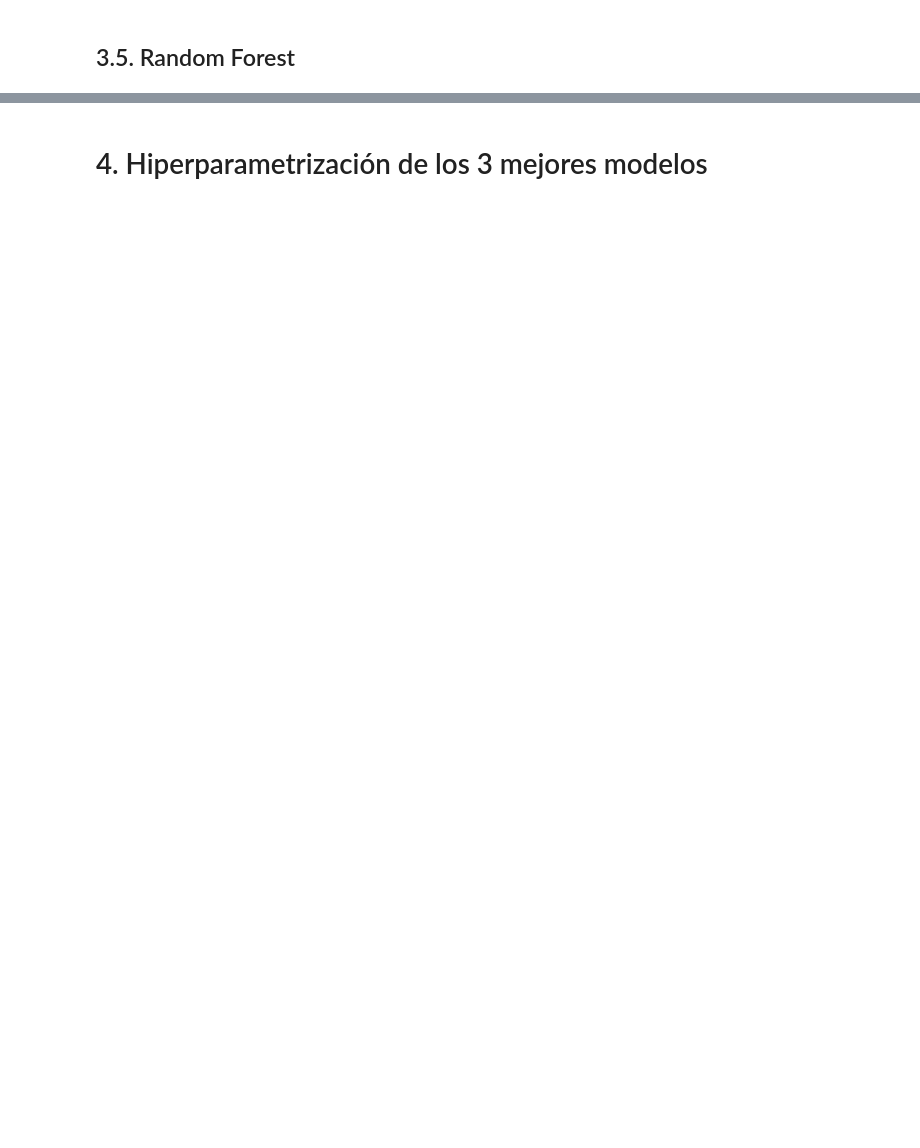
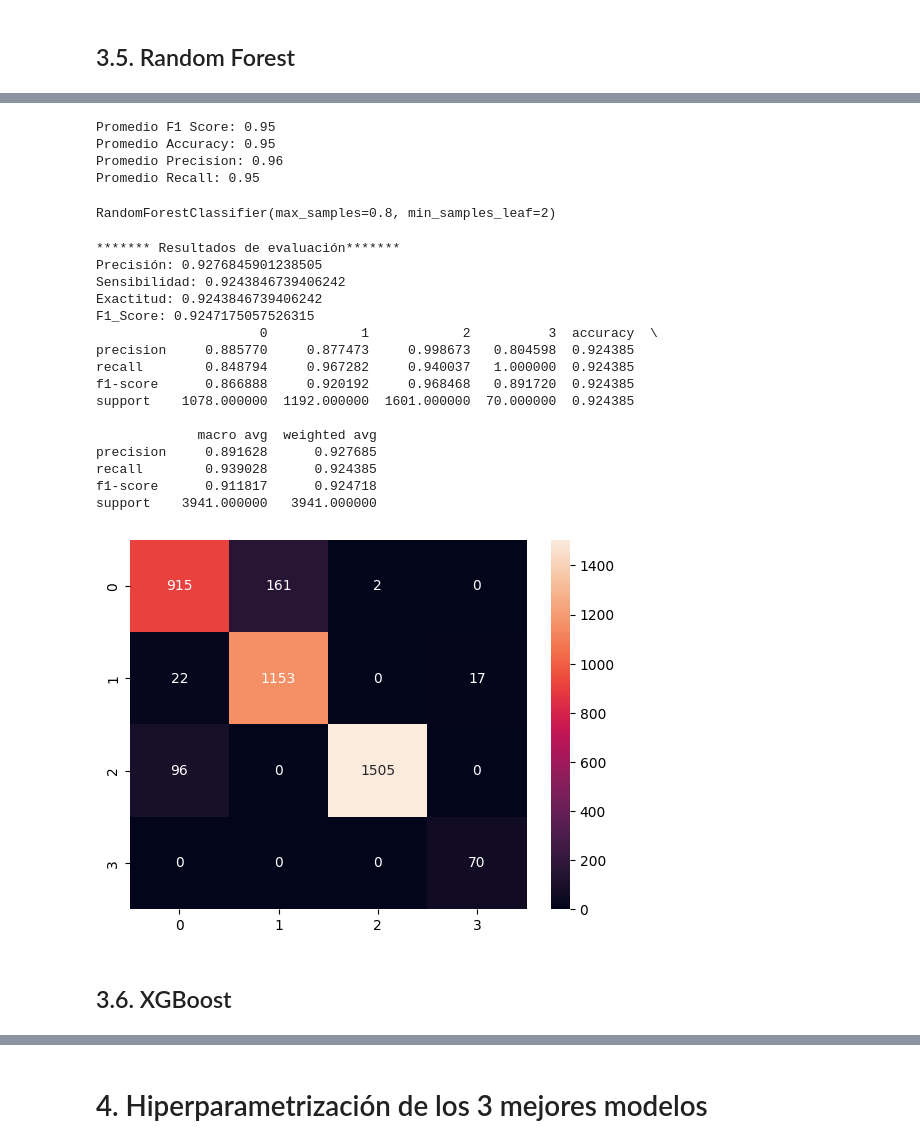
Before and after one commit to samuelperezh/factores-anemia-mineria, a Jupyter notebook: modelos.ipynb, the cells around one changed output, grey strips where cells are left out. Cells and saved outputs as stored; diff of their text form; code cells hidden in the pictures; blank space fills up the shorter version.

```diff
--- a/modelos.ipynb
+++ b/modelos.ipynb
@@ -432,2 +493,12 @@ medidas['SVM'] = [precision, sensibilidad, exactitud, f1score]
 # %% [markdown]
 ## 3.5. Random Forest
+# %%
+#Random Forest
+from sklearn.ensemble import RandomForestClassifier
+modelRF= RandomForestClassifier(n_estimators=100,  max_samples=0.8, criterion='gini',
+                                max_depth=None, min_samples_leaf=2)
+
+scores = cross_validate(modelRF, X_train, Y_train, cv=10, scoring=('f1_weighted', 'accuracy', 'precision_weighted', 'recall_weighted'),
+                        return_train_score=False, return_estimator=False)
+scores=pd.DataFrame(scores)
+scores
@@ -433,0 +517,46 @@ medidas['SVM'] = [precision, sensibilidad, exactitud, f1score]
+# %%
+# Calcular los valores promedio de cada métrica
+promedio_f1 = scores['test_f1_weighted'].mean()
+promedio_accuracy = scores['test_accuracy'].mean()
+promedio_precision = scores['test_precision_weighted'].mean()
+promedio_recall = scores['test_recall_weighted'].mean()
+
+# Imprimir los valores promedio
+print("Promedio F1 Score: {:.2f}".format(promedio_f1))
+print("Promedio Accuracy: {:.2f}".format(promedio_accuracy))
+print("Promedio Precision: {:.2f}".format(promedio_precision))
+print("Promedio Recall: {:.2f}".format(promedio_recall))
+# %% [output]
+Promedio F1 Score: 0.95
+Promedio Accuracy: 0.95
+Promedio Precision: 0.96
+Promedio Recall: 0.95
+# %%
+# Entrenamiento del modelo con el 70%
+modelRF.fit(X_train, Y_train)
+# %% [output]
+RandomForestClassifier(max_samples=0.8, min_samples_leaf=2)
+# %%
+precision, sensibilidad, exactitud, f1score = evaluacion_modelos(modelRF, X_test, Y_test)
+
+medidas['Random Forest'] = [precision, sensibilidad, exactitud, f1score]
+# %% [output]
+******* Resultados de evaluación*******
+Precisión: 0.9276845901238505
+Sensibilidad: 0.9243846739406242
+Exactitud: 0.9243846739406242
+F1_Score: 0.9247175057526315
+                     0            1            2          3  accuracy  \
+precision     0.885770     0.877473     0.998673   0.804598  0.924385
+recall        0.848794     0.967282     0.940037   1.000000  0.924385
+f1-score      0.866888     0.920192     0.968468   0.891720  0.924385
+support    1078.000000  1192.000000  1601.000000  70.000000  0.924385
+
+             macro avg  weighted avg
+precision     0.891628      0.927685
+recall        0.939028      0.924385
+f1-score      0.911817      0.924718
+support    3941.000000   3941.000000
+[figure, added]
+# %% [markdown]
+## 3.6. XGBoost
```
Also changed, not shown: parts of 46 cells of this notebook, 1 other file.
